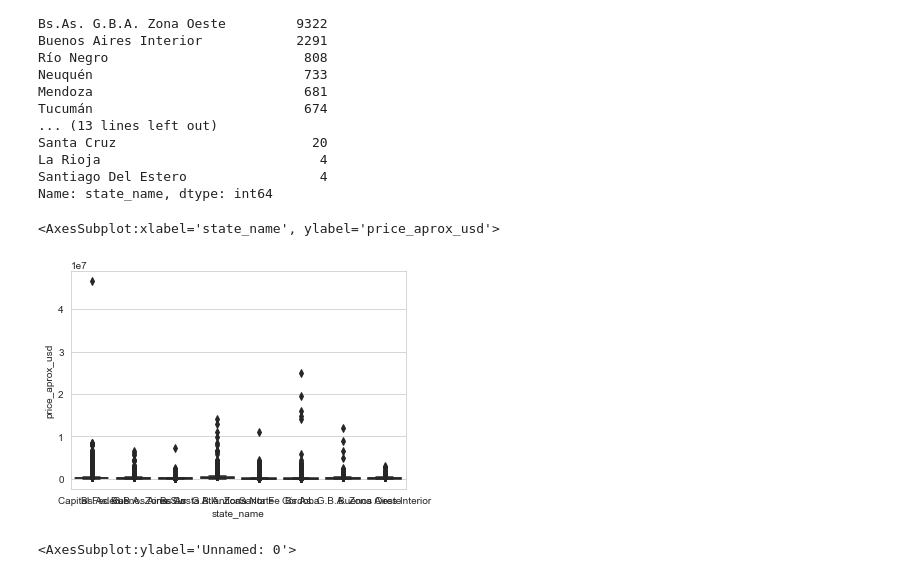
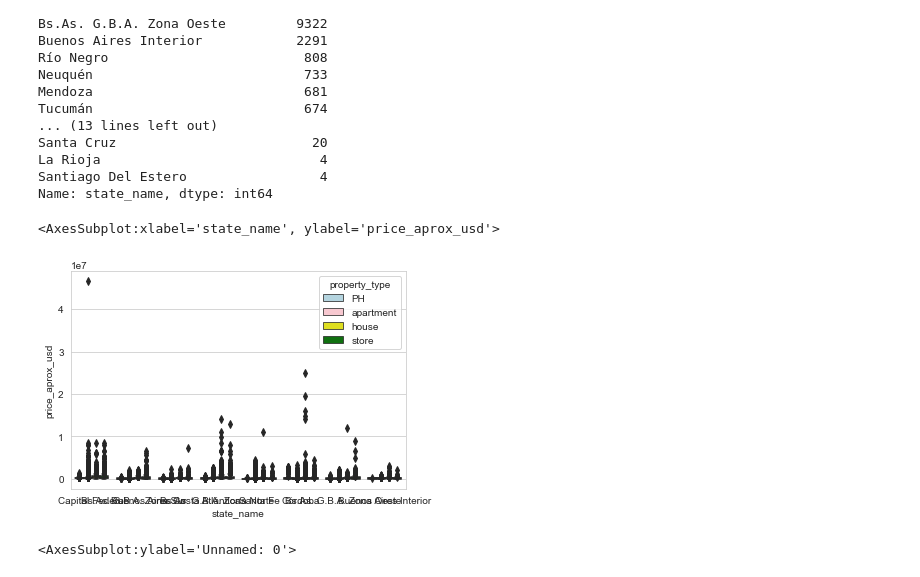
Before and after one commit to FernandoCastroSaia/DH, a Jupyter notebook: TP martin.ipynb, the cells around one changed output. Drawn from its saved outputs; the diff is of its cells as text; code cells hidden in the pictures.

```diff
--- a/TP martin.ipynb
+++ b/TP martin.ipynb
@@ -274,11 +274,11 @@ data['price'].isnull().sum()
 20410
 # %%
 data['priceClean'] = data['price']
-mask = data['currency']!="USD"
-data.loc[mask,'priceClean'] = data.loc[mask,'price_aprox_usd']
+# mask_not_USD = data['currency']!="USD"
+# data.loc[mask_not_USD,'priceClean'] = data.loc[mask_not_USD,'price_aprox_usd']
 
-q1 =data['priceClean'].quantile(q=0.25)
-q1
-data['priceClean'].isnull().sum()
+# # q1 =data['priceClean'].quantile(q=0.25)
+# # q1
+# data['priceClean'].isnull().sum()
 # %% [output]
 20410
@@ -284,0 +287,5 @@ data['priceClean'].isnull().sum()
+# %%
+data['price_usd_per_m2_clean'] = data['price_usd_per_m2']
+mask_nulos = data['price_usd_per_m2_clean'] == None
+data.loc[mask_nulos, 'price_usd_per_m2_clean'] = (data.loc[mask_nulos, 'priceClean']/data.loc[mask_nulos, 'surface_covered_in_m2'] )
+data['price_usd_per_m2_clean'].isnull().sum()/data.shape[0]
@@ -284,0 +294,8 @@ data['priceClean'].isnull().sum()
+# %%
+mask1 = data['price_usd_per_m2_clean'].isnull()
+
+(data.loc[mask1, 'price_usd_per_m2_clean']).isnull().sum()
+
+data.loc[mask1, 'price_usd_per_m2_clean'] = (data.loc[mask1, 'priceClean']/data.loc[mask1, 'surface_covered_in_m2'])
+
+data.loc[:, 'price_usd_per_m2_clean'].isnull().sum()/data.shape[0]
@@ -415,16 +449,16 @@ Name: state_name, dtype: int64
 # %%
 state_values = ['Capital Federal', 'Bs.As. G.B.A. Zona Norte', 'Bs.As. G.B.A. Zona Sur', 'Córdoba', 'Santa Fe', 'Buenos Aires Costa Atlántica', 'Bs.As. G.B.A. Zona Oeste', 'Buenos Aires Interior']
 
 data_state_mask = data.state_name.apply(lambda x: x in state_values)
 
 data_state = data.loc[data_state_mask, :]
 
 palette_suburb = ["lightblue", "pink", "yellow", "green", "orange"]
 
-sns.boxplot(x = "state_name", y = "price_aprox_usd", data=data_state, palette = palette_suburb)
+sns.boxplot(x = "state_name", y = "price_aprox_usd", data=data_state, hue='property_type', palette = palette_suburb)
 # %% [output]
 <AxesSubplot:xlabel='state_name', ylabel='price_aprox_usd'>
-[figure, old version]
+[figure, new version]
 # %%
 # label= ['PH', 'apartment', 'house', 'store']
 sns.set_style("whitegrid")
```
Also changed, not shown: parts of 9 cells of this notebook.
